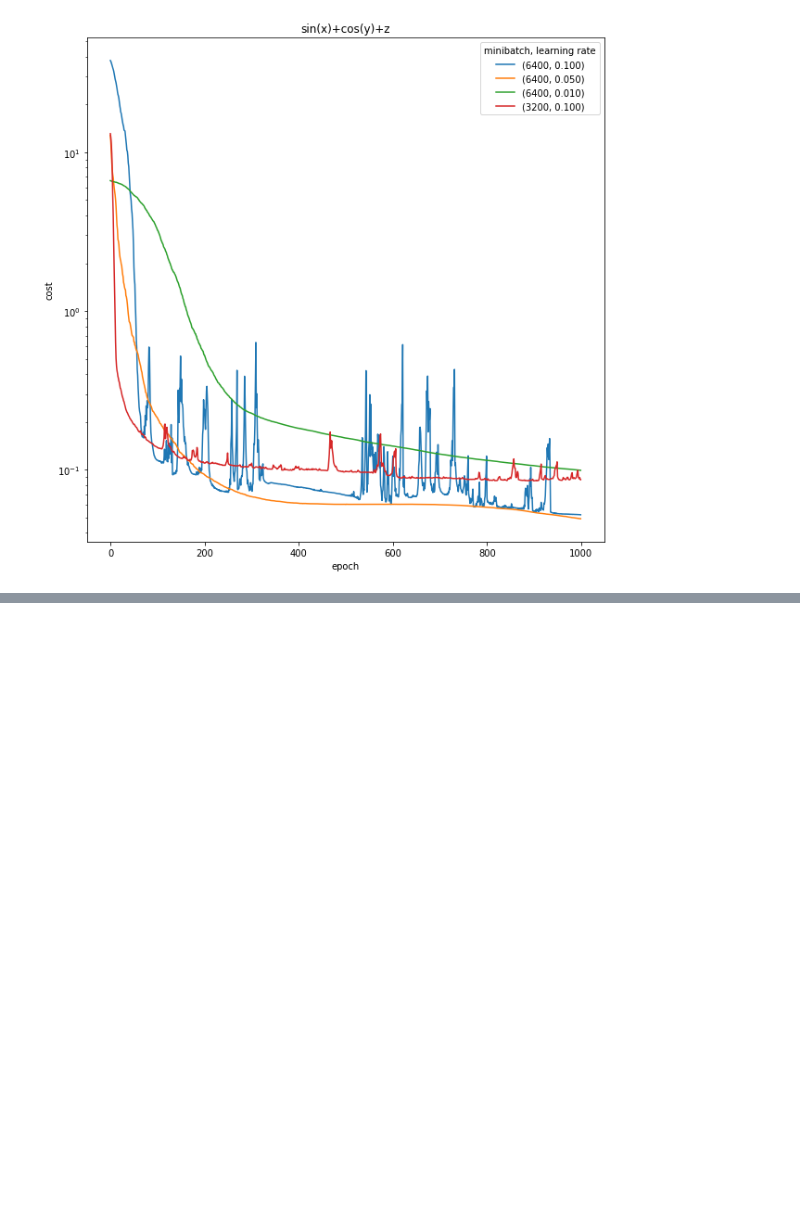
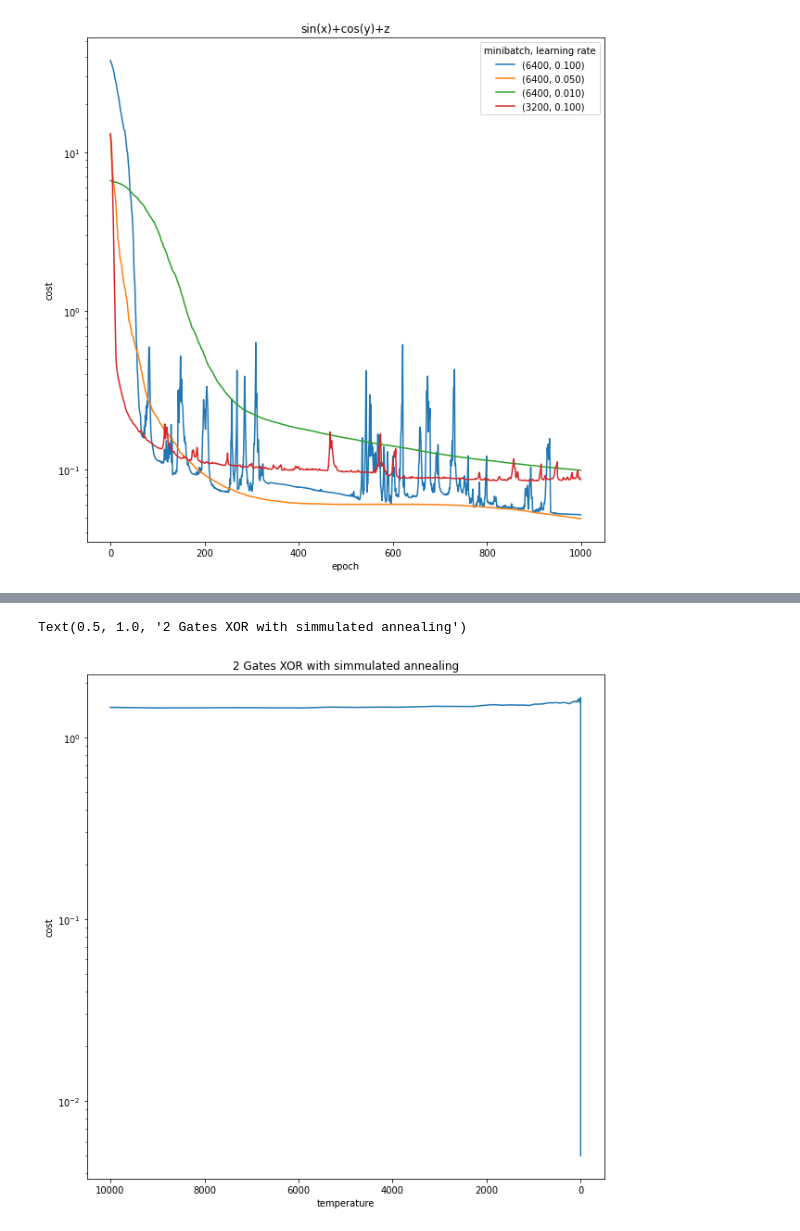
Before and after one commit to xvan/RedesNeuronales, a Jupyter notebook: TP2/tp2/tp2.ipynb, the cells around one changed output, grey strips where cells are left out. Saved outputs shown, nothing was run; the diff lists cells and outputs as text; code cells hidden in the pictures; blank space fills up the shorter version.

Commit message:
report annealing

```diff
--- a/TP2/tp2/tp2.ipynb
+++ b/TP2/tp2/tp2.ipynb
@@ -520,0 +360,18 @@ sim_data[0][3][-1][0] < 1
+# %%
+layers = [2, 2, 1]
+mn = MultilayerNetwork(layers)
+annealing_trainer = SimulatedAnnealingMultilayerTrainer(mn, xor_gate_table)
+annealing_costs=[]
+annealing_trainer.temperature_callback = lambda t,c: annealing_costs.append([t,c])
+annealing_trainer.train()
+# %%
+annealing_array=np.array(annealing_costs)
+plt.plot(annealing_array[:,0],annealing_array[:,1])
+plt.yscale("log")
+plt.xlabel("temperature")
+plt.ylabel("cost")
+plt.xlim(plt.xlim()[::-1])
+plt.title("2 Gates XOR with simmulated annealing")
+# %% [output]
+Text(0.5, 1.0, '2 Gates XOR with simmulated annealing')
+[figure, added]
```
Also changed, not shown: parts of 25 cells of this notebook, 2 other files.
